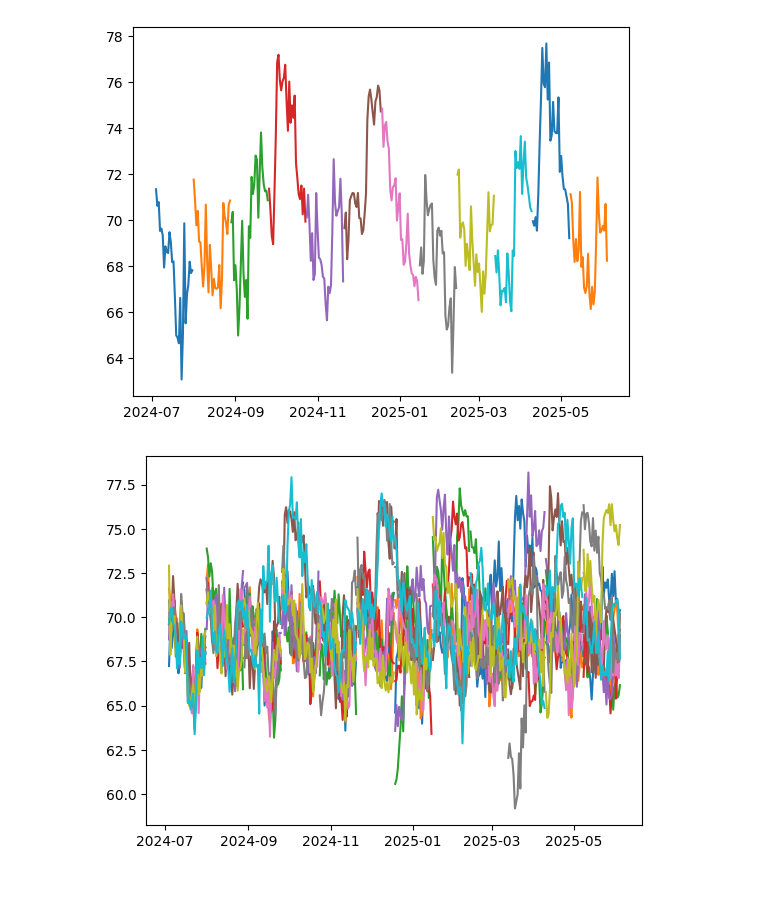
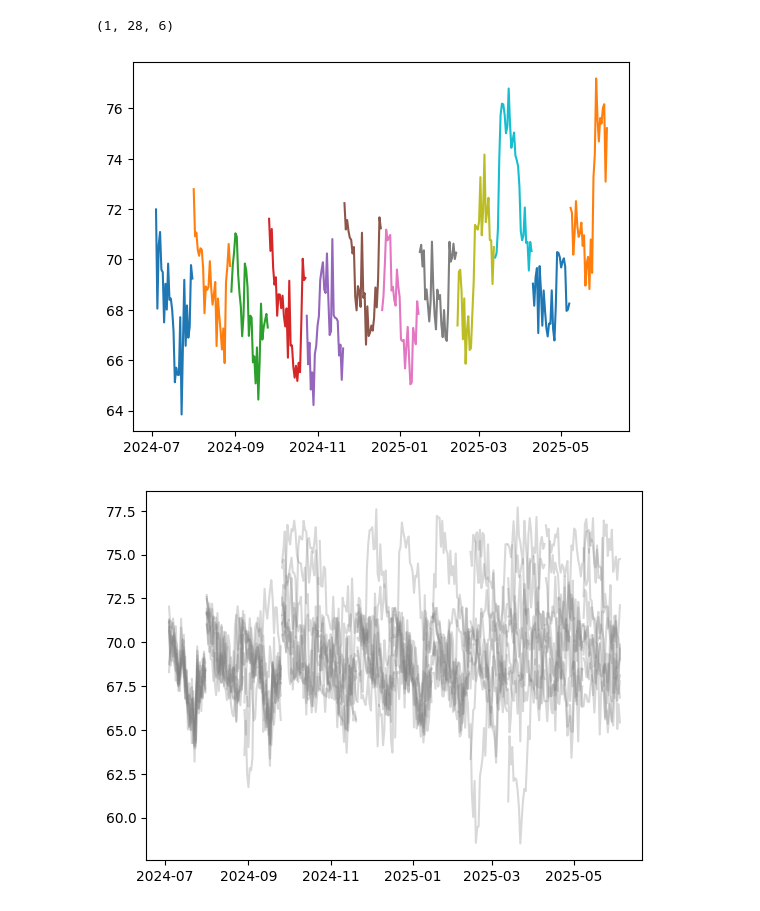
Before and after one commit to geomodeller/eua_prediction, a Jupyter notebook: MULTIRECURSIVE_HJ.ipynb, the cells around one changed output. Saved outputs shown, nothing was run; the diff lists cells and outputs as text; code cells hidden in the pictures.

```diff
--- a/MULTIRECURSIVE_HJ.ipynb
+++ b/MULTIRECURSIVE_HJ.ipynb
@@ -149,0 +134,10 @@ visual_train_n_valid_data_performance(y_train_pred,y_test_preds, train_start_dat
+# %%
+for i, name in enumerate(['EUA','Oil', 'Coal','Power', 'GDP', 'S&P_clean',]):
+    visual_train_n_valid_data_performance(y_train_pred,y_test_preds, train_start_date, train_test_split_date, df_all,
+                                        figsize = (10,3),
+                                        index_of_data = i,
+                                        name_of_data = name,
+                                        decoration = {'xlabel': 'Time',
+                                                        'ylabel':name,
+                                                        'title':f'{name} prediction result',
+                                                        'grid':'on'})
@@ -152,22 +154,29 @@ from script.post_processing import resursive_furture_prediction, resursive_furtu
 # %%
 future_price, future_time = resursive_furture_prediction(model, X_train_tensor[train_size],
                                                          train_test_split_date = train_test_split_date,
-                                                         df_all = df_all)
+                                                         df_all = df_all,
+                                                         scaler = scaler)
+# %%
+future_price[0].shape
+# %% [output]
+(1, 28, 6)
 # %%
 for iter in range(12):
-    plt.plot(future_time[iter], future_price[iter][:,0])
+    plt.plot(future_time[iter], future_price[iter][0,:,0])
 # %% [output]
-[figure, old version]
+[figure, new version]
 # %%
 future_price_ensemble, future_time = resursive_furture_prediction_with_dropout(model, X_train_tensor[train_size],
                                                          train_test_split_date = train_test_split_date,
+                                                         num_of_ensemble = 100,
+                                                         scaler = scaler,
                                                          df_all = df_all)
 # %%
 for iter in range(12):
     for real in range(10):
-        plt.plot(future_time[iter], future_price_ensemble[real][iter][:,0])
+        plt.plot(future_time[iter], future_price_ensemble[real][iter][0,:,0],'gray',alpha = 0.3)
 # %% [output]
-[figure, old version]
+[figure, new version]
 # %%
 
 # 예측된 60일치의 EUA 값만 추출
```
Also changed, not shown: parts of 13 cells of this notebook, 1 other file.
